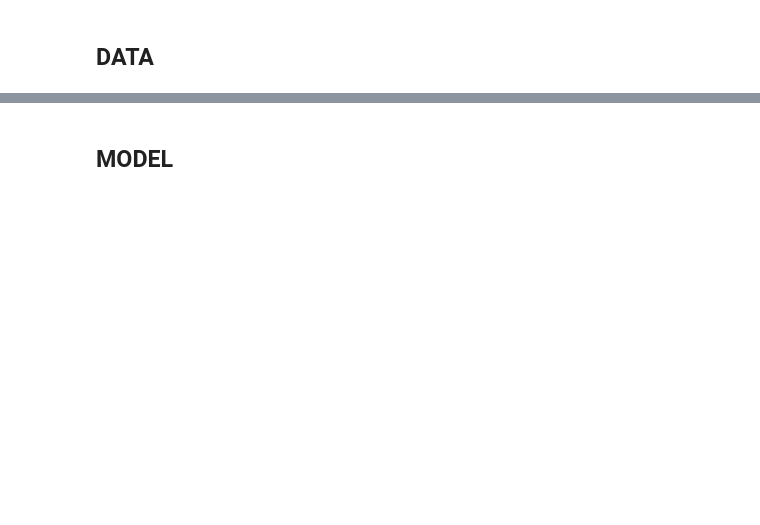
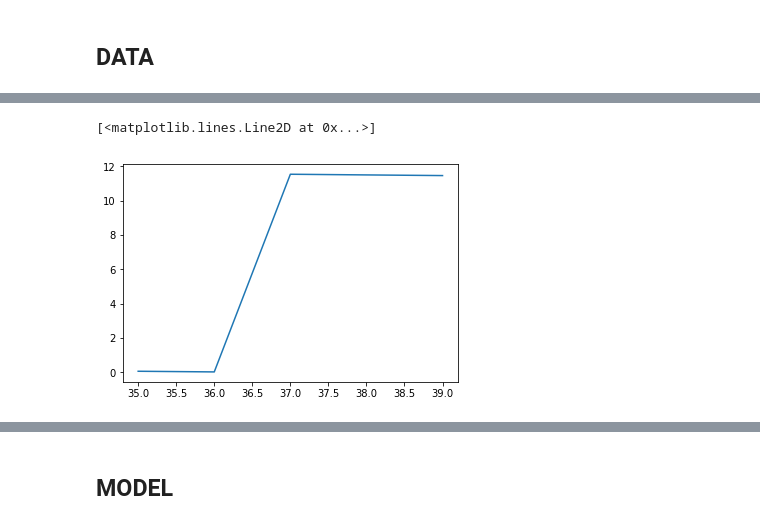
Before and after one commit to danielnbarbosa/kaggle_earthquake, a Jupyter notebook: train_v10.ipynb, the cells around one changed output, grey strips where cells are left out. Drawn from its saved outputs; the diff is of its cells as text; code cells hidden in the pictures; blank space fills up the shorter version.

```diff
--- a/train_v10.ipynb
+++ b/train_v10.ipynb
@@ -64,0 +95,6 @@ plt.plot(y_train)
+# %%
+# find a segment with an earthquake
+plt.plot(y_train[35:40])
+# %% [output]
+[<matplotlib.lines.Line2D at 0x...>]
+[figure, added]
```
Also changed, not shown: parts of 48 cells of this notebook, 13 other files.
